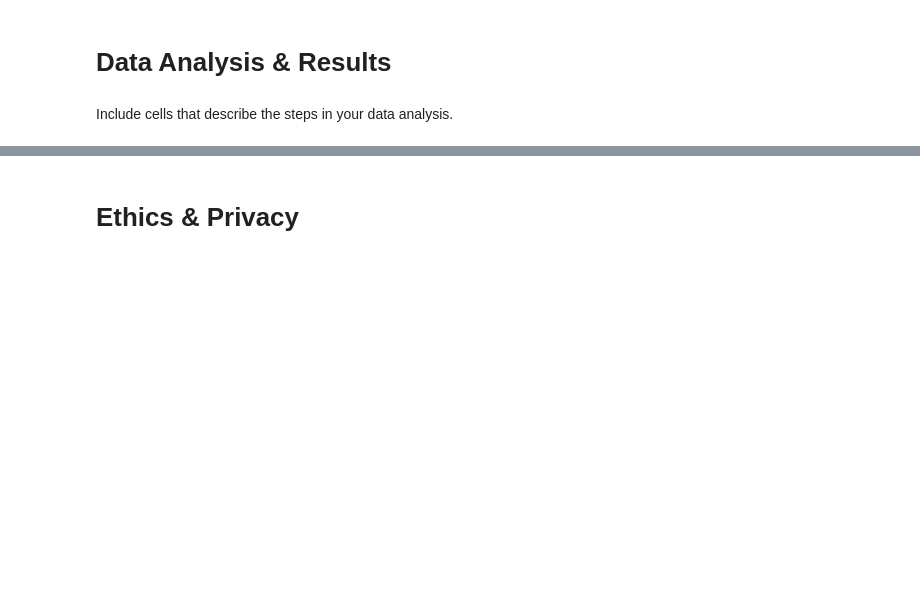
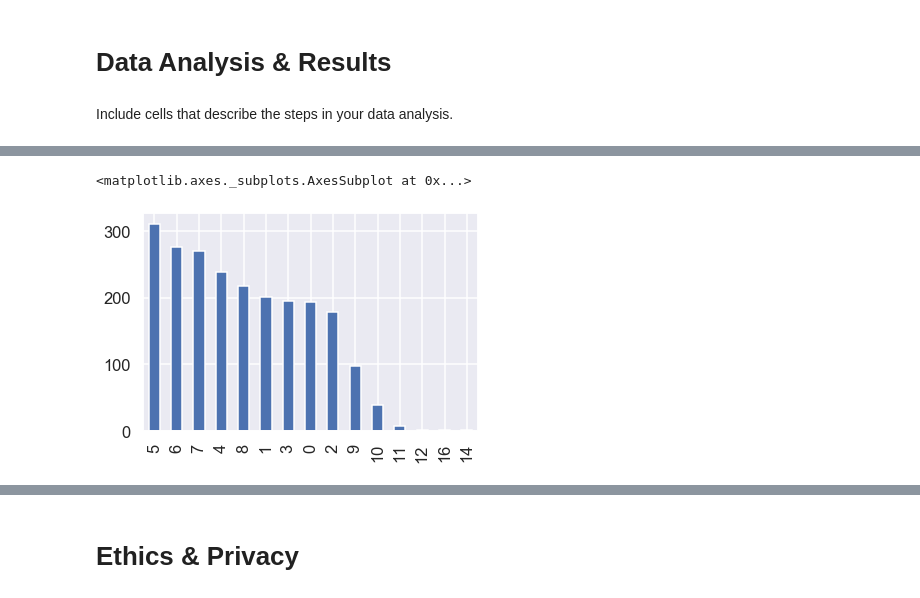
Before and after one commit to COGS108/individual_sp20, a Jupyter notebook: final_project/FinalProject_A15321789.ipynb, the cells around one changed output, grey strips where cells are left out. Drawn from its saved outputs; the diff is of its cells as text; code cells hidden in the pictures; blank space fills up the shorter version.

```diff
--- a/final_project/FinalProject_A15321789.ipynb
+++ b/final_project/FinalProject_A15321789.ipynb
@@ -162,0 +252,6 @@ Include cells that describe the steps in your data analysis.
+# %%
+counts = df['critical'].value_counts()
+counts.plot(kind='bar')
+# %% [output]
+<matplotlib.axes._subplots.AxesSubplot at 0x...>
+[figure, added]
```
Also changed, not shown: parts of 24 cells of this notebook.
